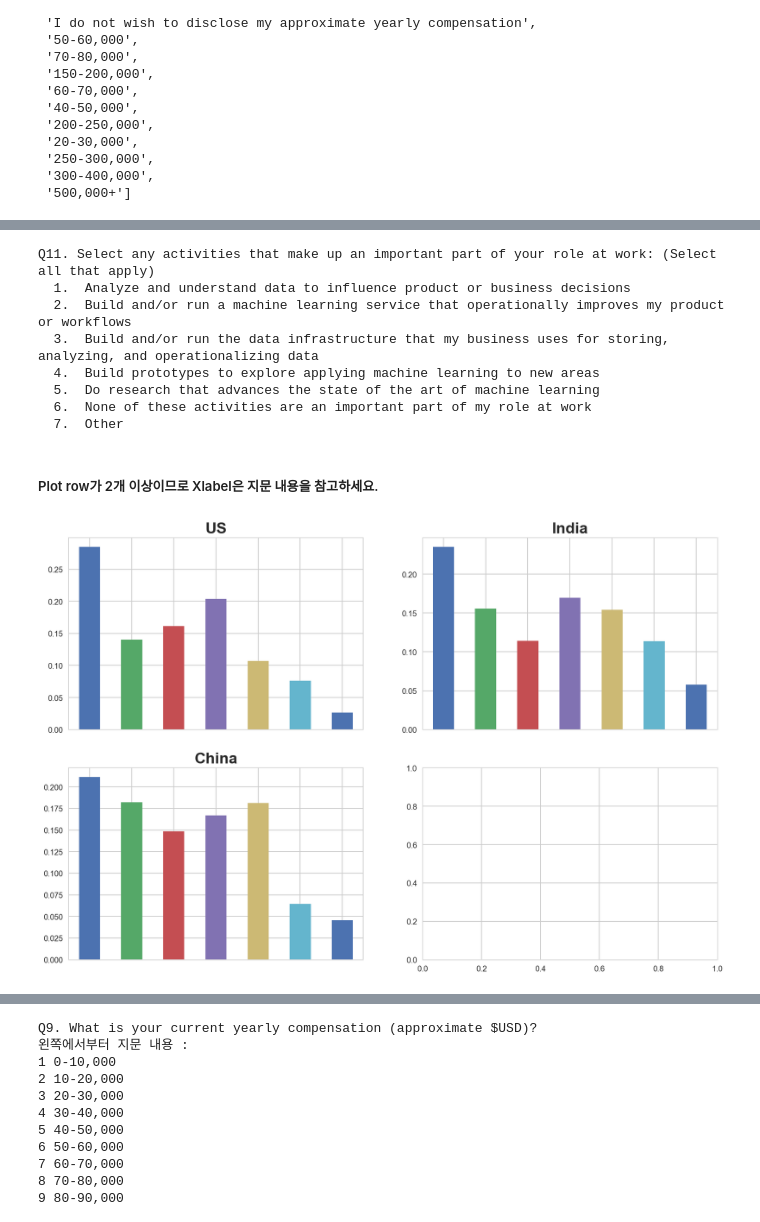
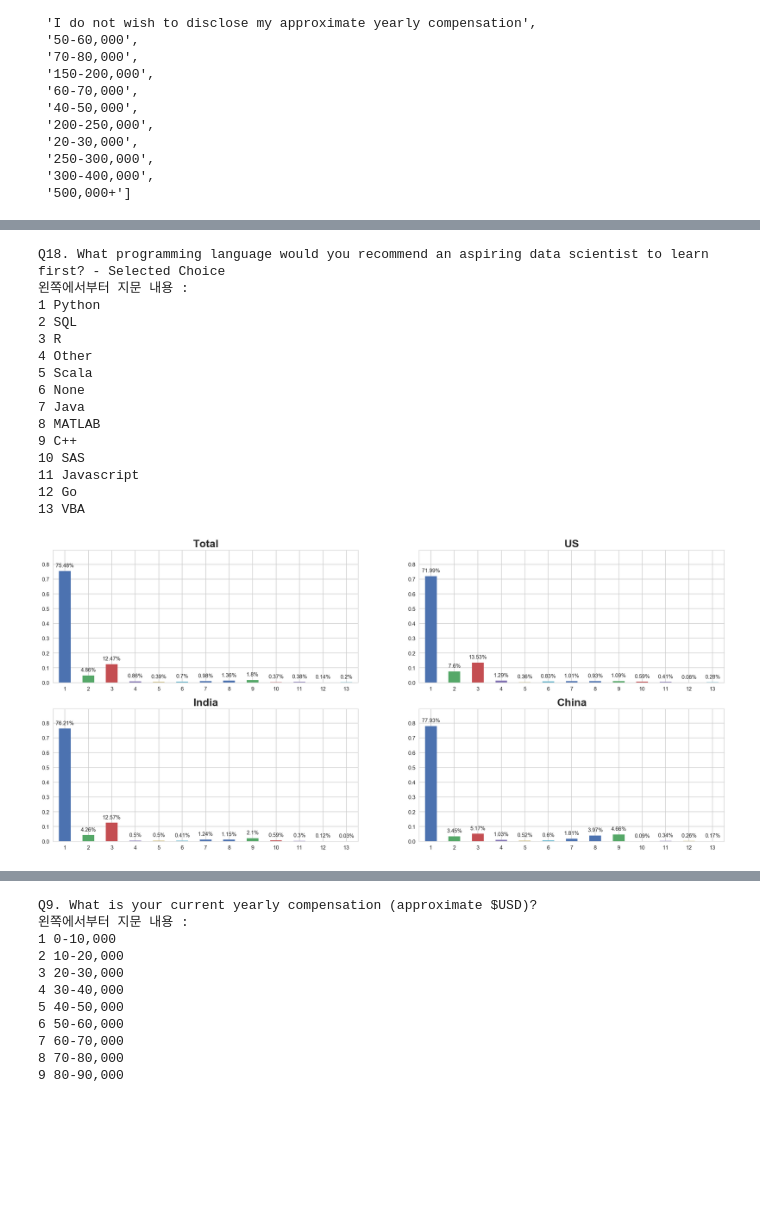
Before and after one commit to DanialDaeHyunNam/2018-Kaggle-ML-And-DS-Survey-Challenge, a Jupyter notebook: Danial/basic_preprocessing.ipynb, the cells around one changed output, grey strips where cells are left out. Cells and saved outputs as stored; diff of their text form; code cells hidden in the pictures; blank space fills up the shorter version.

```diff
--- a/Danial/basic_preprocessing.ipynb
+++ b/Danial/basic_preprocessing.ipynb
@@ -733,13 +848,19 @@ Q9. What is your current yearly compensation (approximate $USD)?
 # %%
-ks.draw_plot(11, dfs_ = dfs, plot_cols=2)
+ks.draw_plot(18, dfs_ = dfs, plot_cols=2, ylim_offset=0.3)
 # %% [output]
-Q11. Select any activities that make up an important part of your role at work: (Select all that apply)
-  1.  Analyze and understand data to influence product or business decisions
-  2.  Build and/or run a machine learning service that operationally improves my product or workflows
-  3.  Build and/or run the data infrastructure that my business uses for storing, analyzing, and operationalizing data
-  4.  Build prototypes to explore applying machine learning to new areas
-  5.  Do research that advances the state of the art of machine learning
-  6.  None of these activities are an important part of my role at work
-  7.  Other
+Q18. What programming language would you recommend an aspiring data scientist to learn first? - Selected Choice
+왼쪽에서부터 지문 내용 :
+1 Python
+2 SQL
+3 R
+4 Other
+5 Scala
+6 None
+7 Java
+8 MATLAB
+9 C++
+10 SAS
+11 Javascript
+12 Go
+13 VBA
-##### Plot row가 2개 이상이므로 Xlabel은 지문 내용을 참고하세요.
-[figure, old version]
+[figure, new version]
```
Also changed, not shown: parts of 16 cells of this notebook, 4 other files.
